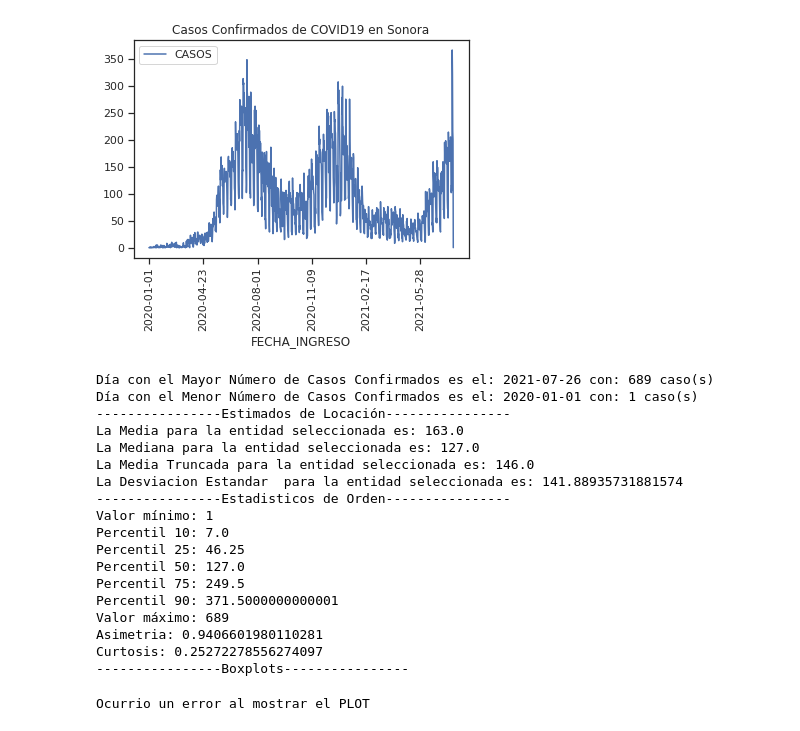
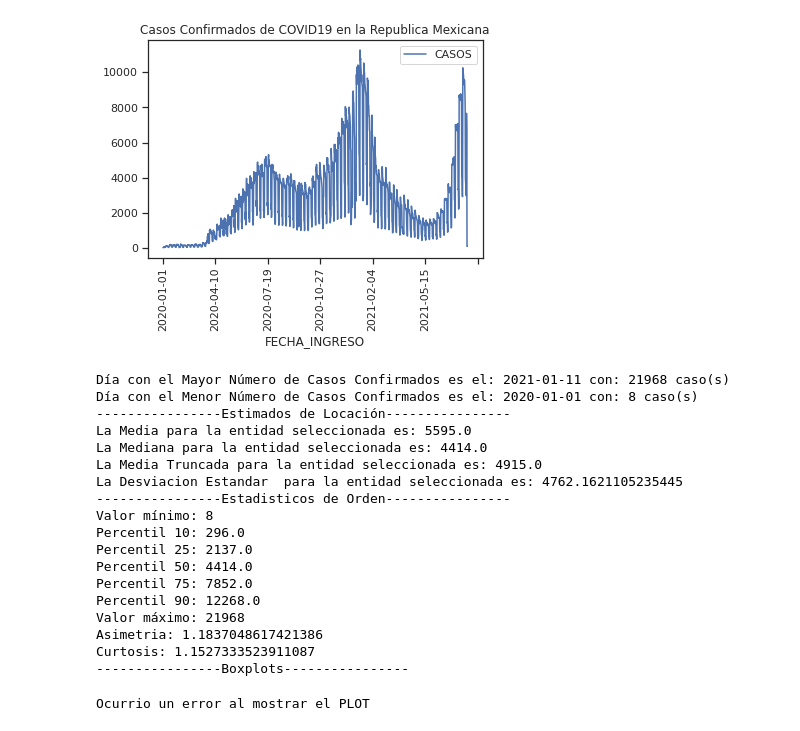
Before and after one commit to jfmaramburo/BEDU_COVID19, a Jupyter notebook: COVID19_leerMYSQL_MostrarAnalisis.ipynb, the cells around one changed output. Saved outputs shown, nothing was run; the diff lists cells and outputs as text; code cells hidden in the pictures.

```diff
--- a/COVID19_leerMYSQL_MostrarAnalisis.ipynb
+++ b/COVID19_leerMYSQL_MostrarAnalisis.ipynb
@@ -275,25 +275,25 @@ def muestra_info(entidad_res):
     return
 # %%
 #Obtiene Datos
-muestra_info(26)
+muestra_info(0)
 # %% [output]
-[figure, old version]
+[figure, new version]
-Día con el Mayor Número de Casos Confirmados es el: 2021-07-26 con: 689 caso(s)
-Día con el Menor Número de Casos Confirmados es el: 2020-01-01 con: 1 caso(s)
+Día con el Mayor Número de Casos Confirmados es el: 2021-01-11 con: 21968 caso(s)
+Día con el Menor Número de Casos Confirmados es el: 2020-01-01 con: 8 caso(s)
 ----------------Estimados de Locación----------------
-La Media para la entidad seleccionada es: 163.0
-La Mediana para la entidad seleccionada es: 127.0
-La Media Truncada para la entidad seleccionada es: 146.0
-La Desviacion Estandar  para la entidad seleccionada es: 141.88935731881574
+La Media para la entidad seleccionada es: 5595.0
+La Mediana para la entidad seleccionada es: 4414.0
+La Media Truncada para la entidad seleccionada es: 4915.0
+La Desviacion Estandar  para la entidad seleccionada es: 4762.1621105235445
 ----------------Estadisticos de Orden----------------
-Valor mínimo: 1
-Percentil 10: 7.0
-Percentil 25: 46.25
-Percentil 50: 127.0
-Percentil 75: 249.5
-Percentil 90: 371.5000000000001
-Valor máximo: 689
-Asimetria: 0.9406601980110281
-Curtosis: 0.25272278556274097
+Valor mínimo: 8
+Percentil 10: 296.0
+Percentil 25: 2137.0
+Percentil 50: 4414.0
+Percentil 75: 7852.0
+Percentil 90: 12268.0
+Valor máximo: 21968
+Asimetria: 1.1837048617421386
+Curtosis: 1.1527333523911087
 ----------------Boxplots----------------
 Ocurrio un error al mostrar el PLOT
```
Also changed, not shown: parts of 4 cells of this notebook.
